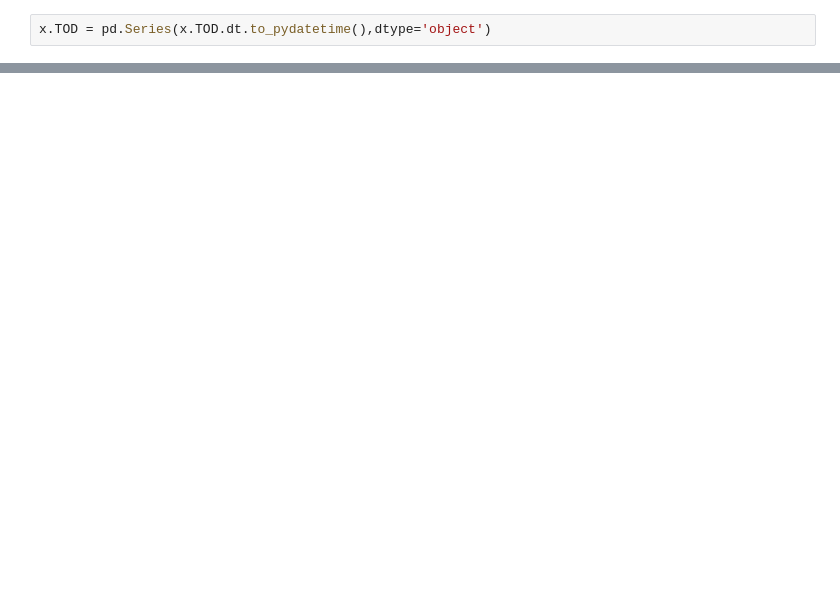
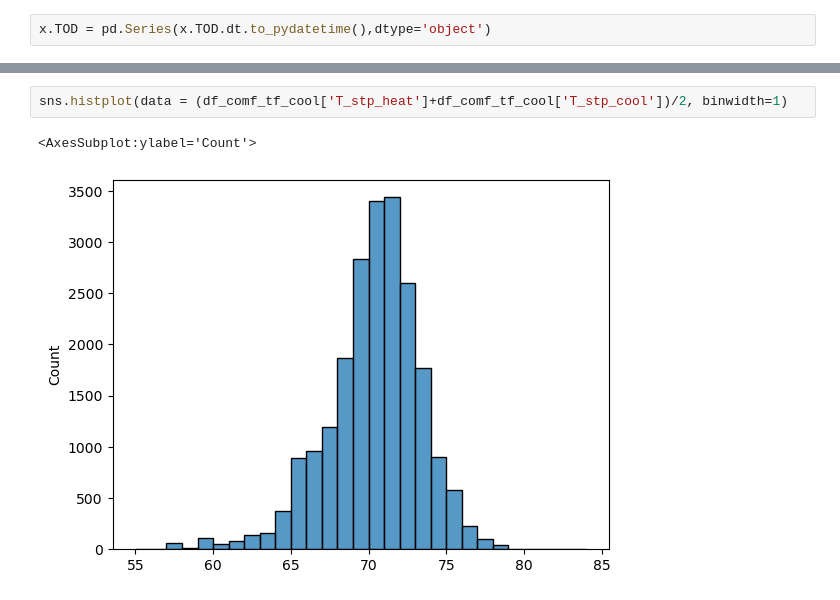
Before and after one commit to NEU-ABLE-LAB/Build_OBM, a Jupyter notebook: data_analysis/tests.ipynb, the cells around one changed output, grey strips where cells are left out. Drawn from its saved outputs; the diff is of its cells as text; blank space fills up the shorter version.

```diff
--- a/data_analysis/tests.ipynb
+++ b/data_analysis/tests.ipynb
@@ -531,0 +690,5 @@ x.TOD = pd.Series(x.TOD.dt.to_pydatetime(),dtype='object')
+# %%
+sns.histplot(data = (df_comf_tf_cool['T_stp_heat']+df_comf_tf_cool['T_stp_cool'])/2, binwidth=1)
+# %% [output]
+<AxesSubplot:ylabel='Count'>
+[figure, added]
```
Also changed, not shown: parts of 28 cells of this notebook, 2 other files.
